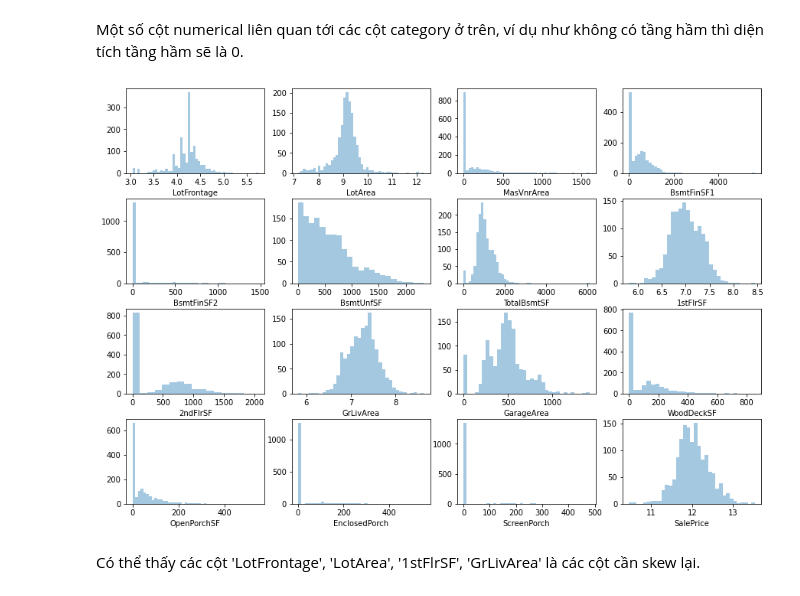
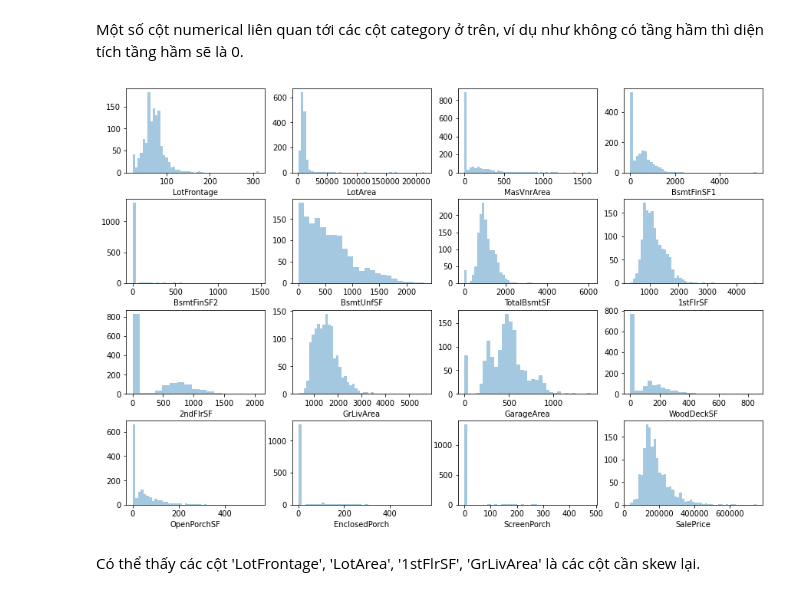
Before and after one commit to team-ida-winx-enchantix/house-price-regression, a Jupyter notebook: srcs/readme.ipynb, the cells around one changed output. Saved outputs shown, nothing was run; the diff lists cells and outputs as text; code cells hidden in the pictures.

```diff
--- a/srcs/readme.ipynb
+++ b/srcs/readme.ipynb
@@ -339,11 +341,11 @@ for col in numerical_related_missing_cols:
 # %%
 fig = plt.figure(figsize=(12,8))
 for index,col in enumerate(continuous_cols):
     plt.subplot(4,4,index+1)
-    sns.distplot(train_data[col].dropna(), kde=False);
+    sns.distplot(train_df[col].dropna(), kde=False);
 fig.tight_layout(pad=0.1)
 # %% [output]
-[figure, old version]
+[figure, new version]
 # %% [markdown]
 Có thể thấy các cột 'LotFrontage', 'LotArea', '1stFlrSF', 'GrLivArea' là các cột cần skew lại.
 # %% [markdown]
```
Also changed, not shown: parts of 1 cell of this notebook, 1 other file.
